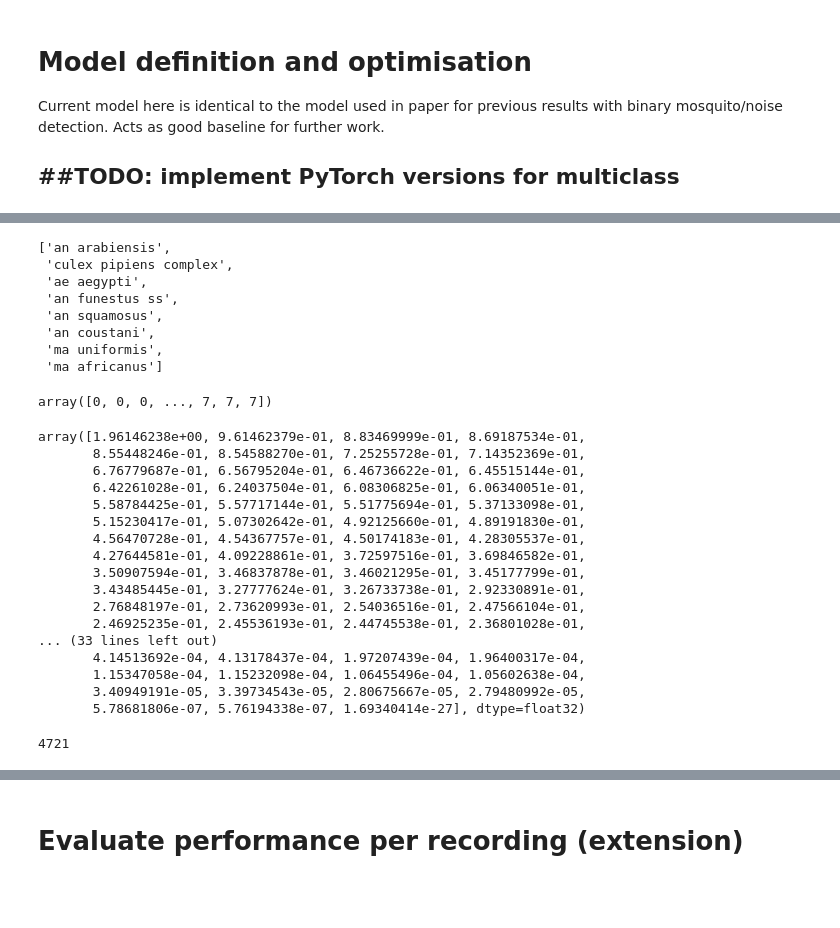
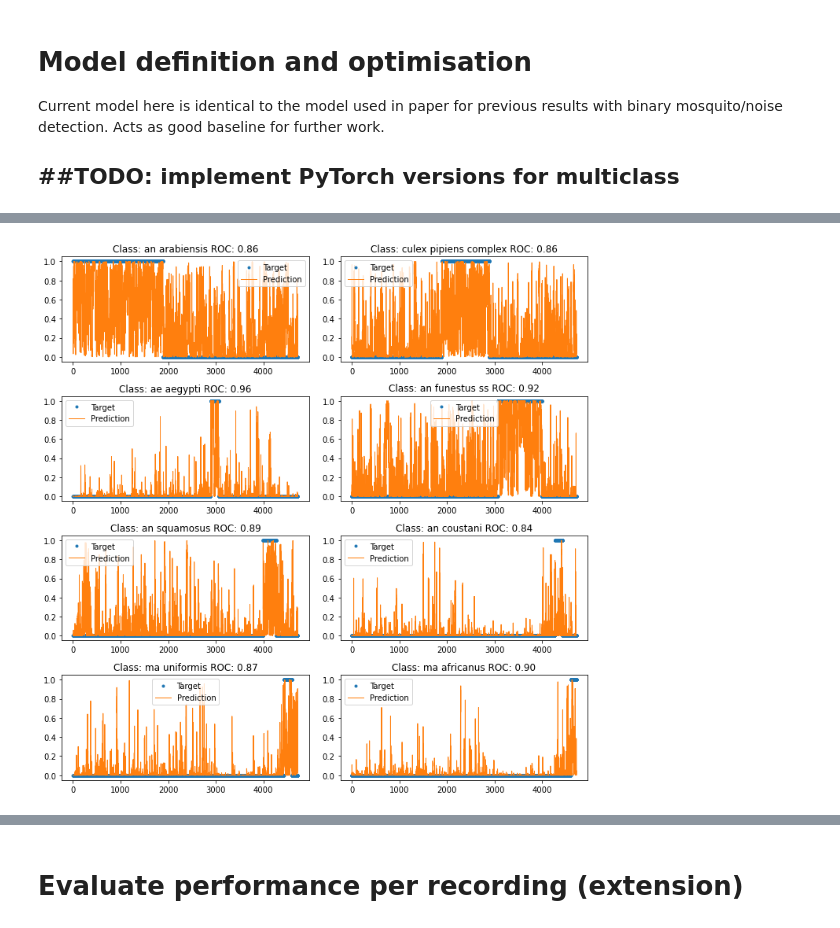
Before and after one commit to HumBug-Mosquito/HumBugDB, a Jupyter notebook: notebooks/species_classification.ipynb, the cells around one changed output, grey strips where cells are left out. Cells and saved outputs as stored; diff of their text form; code cells hidden in the pictures; blank space fills up the shorter version.

```diff
--- a/notebooks/species_classification.ipynb
+++ b/notebooks/species_classification.ipynb
@@ -398,48 +252,25 @@ y_true = y_test_CNN
 # %%
-from tensorflow.keras.utils import to_categorical
+import sklearn
+from evaluate import to_categorical
+# debug multi ROC:
+
+y_pred_prob = np.mean(preds_list,axis=0)
+y_true = y_test_CNN
 
 fpr = dict()
 tpr = dict()
 roc_auc = dict()
 for i in range(len(classes)):
     fpr[i], tpr[i], thresholds = sklearn.metrics.roc_curve(to_categorical(y_true)[:, i], y_pred_prob[:, i])
     roc_auc[i] = sklearn.metrics.auc(fpr[i], tpr[i])
+
+
+fig, axes = plt.subplots(4,2, figsize=(10,10))
+for species_idx, ax in enumerate(axes.ravel()):
+    ax.plot(to_categorical(y_true)[:,species_idx],'.',label='Target')
+    ax.plot(y_pred_prob[:,species_idx], label='Prediction',lw=1)
+    ax.set_title('Class: ' + classes[species_idx] + ' ROC: ' + '{:.2f}'.format(roc_auc[species_idx]))
+    ax.legend()
+plt.tight_layout()
+# %% [output]
+[figure, added]
-# %%
-classes
-# %% [output]
-['an arabiensis',
- 'culex pipiens complex',
- 'ae aegypti',
- 'an funestus ss',
- 'an squamosus',
- 'an coustani',
- 'ma uniformis',
- 'ma africanus']
-# %%
-y_true
-# %% [output]
-array([0, 0, 0, ..., 7, 7, 7])
-# %%
-thresholds
-# %% [output]
-array([1.96146238e+00, 9.61462379e-01, 8.83469999e-01, 8.69187534e-01,
-       8.55448246e-01, 8.54588270e-01, 7.25255728e-01, 7.14352369e-01,
-       6.76779687e-01, 6.56795204e-01, 6.46736622e-01, 6.45515144e-01,
-       6.42261028e-01, 6.24037504e-01, 6.08306825e-01, 6.06340051e-01,
-       5.58784425e-01, 5.57717144e-01, 5.51775694e-01, 5.37133098e-01,
-       5.15230417e-01, 5.07302642e-01, 4.92125660e-01, 4.89191830e-01,
-       4.56470728e-01, 4.54367757e-01, 4.50174183e-01, 4.28305537e-01,
-       4.27644581e-01, 4.09228861e-01, 3.72597516e-01, 3.69846582e-01,
-       3.50907594e-01, 3.46837878e-01, 3.46021295e-01, 3.45177799e-01,
-       3.43485445e-01, 3.27777624e-01, 3.26733738e-01, 2.92330891e-01,
-       2.76848197e-01, 2.73620993e-01, 2.54036516e-01, 2.47566104e-01,
-       2.46925235e-01, 2.45536193e-01, 2.44745538e-01, 2.36801028e-01,
-... (33 lines left out)
-       4.14513692e-04, 4.13178437e-04, 1.97207439e-04, 1.96400317e-04,
-       1.15347058e-04, 1.15232098e-04, 1.06455496e-04, 1.05602638e-04,
-       3.40949191e-05, 3.39734543e-05, 2.80675667e-05, 2.79480992e-05,
-       5.78681806e-07, 5.76194338e-07, 1.69340414e-27], dtype=float32)
-# %%
-len(y_pred_prob[:,0])
-# %% [output]
-4721
```
Also changed, not shown: parts of 25 cells of this notebook.
